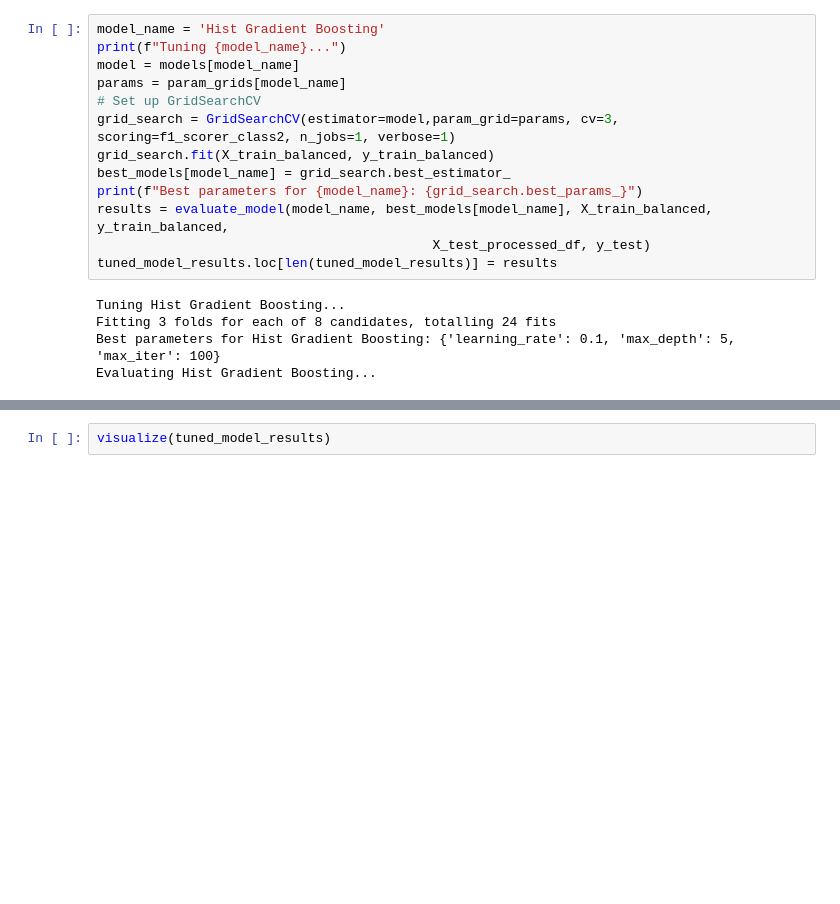
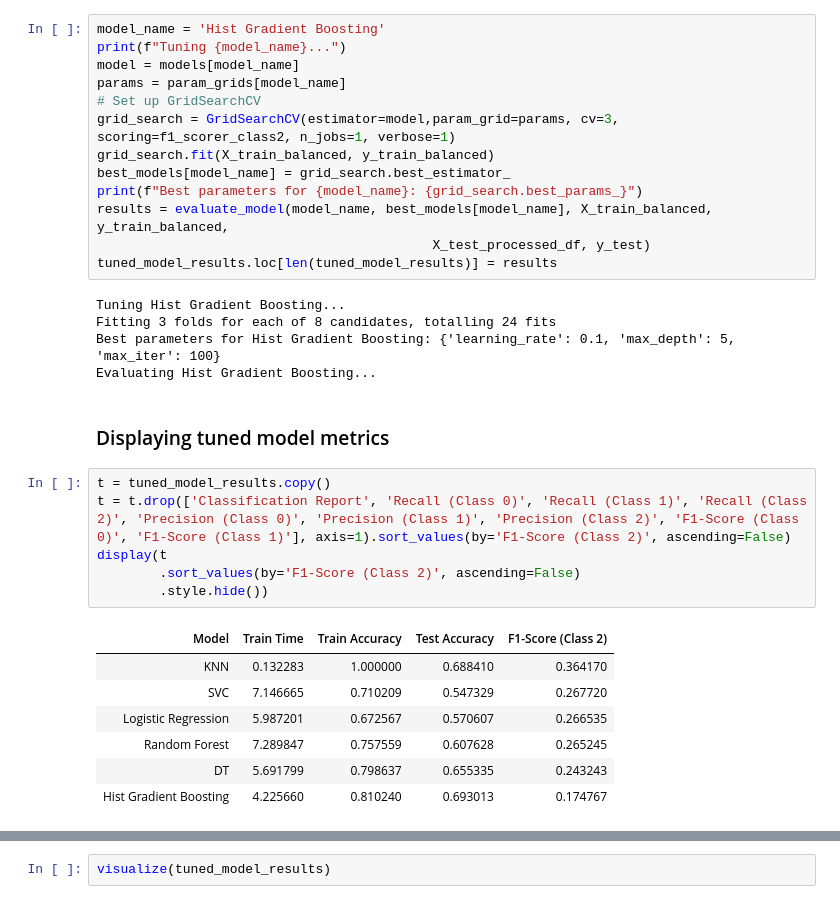
Before and after one commit to tnralakus/stockout_prediction, a Jupyter notebook: stockout_prediction.ipynb, the cells around one changed output, grey strips where cells are left out. Cells and saved outputs as stored; diff of their text form; blank space fills up the shorter version.

```diff
--- a/stockout_prediction.ipynb
+++ b/stockout_prediction.ipynb
@@ -1602,6 +1610,22 @@ Tuning Hist Gradient Boosting...
 Fitting 3 folds for each of 8 candidates, totalling 24 fits
 Best parameters for Hist Gradient Boosting: {'learning_rate': 0.1, 'max_depth': 5, 'max_iter': 100}
 Evaluating Hist Gradient Boosting...
+# %% [markdown]
+### Displaying tuned model metrics
+# %%
+t = tuned_model_results.copy()
+t = t.drop(['Classification Report', 'Recall (Class 0)', 'Recall (Class 1)', 'Recall (Class 2)', 'Precision (Class 0)', 'Precision (Class 1)', 'Precision (Class 2)', 'F1-Score (Class 0)', 'F1-Score (Class 1)'], axis=1).sort_values(by='F1-Score (Class 2)', ascending=False)
+display(t
+        .sort_values(by='F1-Score (Class 2)', ascending=False)
+        .style.hide())
+# %% [output]
+| Model | Train Time | Train Accuracy | Test Accuracy | F1-Score (Class 2) |
+| KNN | 0.132283 | 1.000000 | 0.688410 | 0.364170 |
+| SVC | 7.146665 | 0.710209 | 0.547329 | 0.267720 |
+| Logistic Regression | 5.987201 | 0.672567 | 0.570607 | 0.266535 |
+| Random Forest | 7.289847 | 0.757559 | 0.607628 | 0.265245 |
+| DT | 5.691799 | 0.798637 | 0.655335 | 0.243243 |
+| Hist Gradient Boosting | 4.225660 | 0.810240 | 0.693013 | 0.174767 |
 # %%
 display(tuned_model_results.drop('Classification Report', axis=1)
         .sort_values(by='F1-Score (Class 2)', ascending=False)
```
Also changed, not shown: parts of 34 cells of this notebook.
